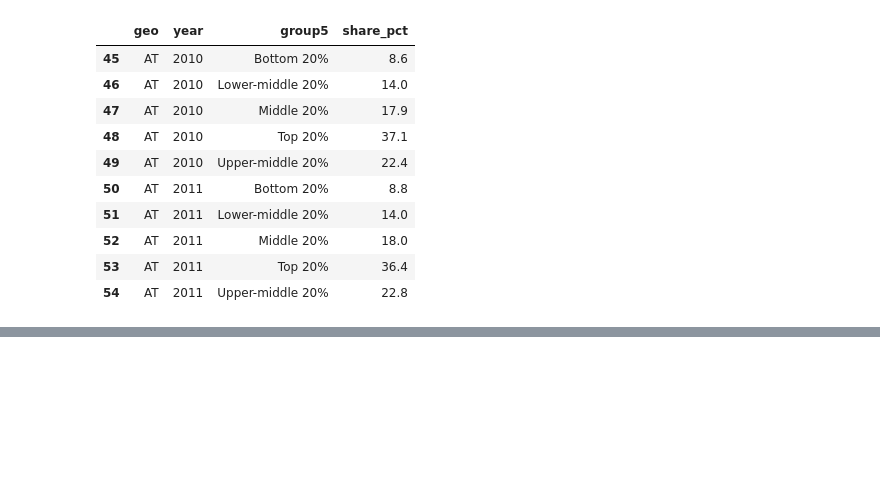
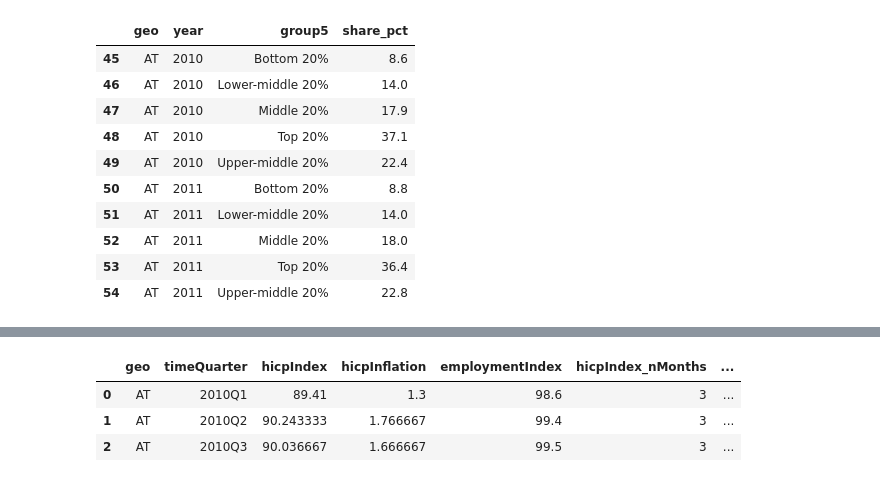
Before and after one commit to princebhanusteta/euro-macro-inflation-income, a Jupyter notebook: notebooks/03_eda_macro.ipynb, the cells around one changed output, grey strips where cells are left out. Cells and saved outputs as stored; diff of their text form; code cells hidden in the pictures; blank space fills up the shorter version.

```diff
--- a/notebooks/03_eda_macro.ipynb
+++ b/notebooks/03_eda_macro.ipynb
@@ -2741,0 +3012,84 @@ Saved combined table: /Users/princebhanusteta/Documents/Projects/euro-macro-infl
+# %%
+# FE-4: Build lag/rolling + EU27-relative feature table (geo-quarter) and save
+# Assumes `ml` exists from your last cell. If not, it will load from processed parquet.
+
+DATA_PROCESSED_OUT = globals().get("DATA_PROCESSED", globals().get("DATA_PROCESSED_DIR", Path("data_processed")))
+REPORTS_OUT = globals().get("REPORTS_DIR", Path("reports"))
+TABLES_OUT = REPORTS_OUT / "tables"
+DATA_PROCESSED_OUT.mkdir(parents=True, exist_ok=True)
+TABLES_OUT.mkdir(parents=True, exist_ok=True)
+
+# --- Load if needed ---
+if "ml" not in globals():
+    ml = pd.read_parquet(DATA_PROCESSED_OUT / "ml_macro_income_base_2010_2024.parquet")
+
+df = ml.copy()
+df = df.sort_values(["geo", "timeQuarter"]).reset_index(drop=True)
+
+# --- Columns we’ll engineer on ---
+macro_cols = ["hicpIndex", "hicpInflation", "employmentIndex"]
+inc_cols = [
+    "inc_share_bottom20", "inc_share_lowmid20", "inc_share_mid20",
+    "inc_share_upmid20", "inc_share_top20",
+    "inc_top_bottom_gap", "inc_top_bottom_ratio"
+]
+use_cols = [c for c in (macro_cols + inc_cols) if c in df.columns]
+
+# --- EU27-relative features (difference to EU27 each quarter) ---
+eu = df.loc[df["geo"].eq("EU27_2020"), ["timeQuarter"] + use_cols].copy()
+eu = eu.rename(columns={c: f"eu27_{c}" for c in use_cols})
+
+df = df.merge(eu, on="timeQuarter", how="left")
+
+for c in use_cols:
+    df[f"{c}_vs_eu27"] = df[c] - df[f"eu27_{c}"]
+
+# --- Lag + change + rolling features (by geo, no leakage) ---
+def add_lag_feats(frame, col):
+    g = frame.groupby("geo")[col]
+
+    frame[f"{col}_lag1"] = g.shift(1)
+    frame[f"{col}_lag4"] = g.shift(4)  # YoY in quarterly data
+
+    frame[f"{col}_chg_qoq"] = frame[col] - frame[f"{col}_lag1"]
+    frame[f"{col}_chg_yoy"] = frame[col] - frame[f"{col}_lag4"]
+
+    # 4-quarter rolling stats (uses history only)
+    frame[f"{col}_roll4_mean"] = g.rolling(4, min_periods=4).mean().reset_index(level=0, drop=True)
+    frame[f"{col}_roll4_std"]  = g.rolling(4, min_periods=4).std().reset_index(level=0, drop=True)
+
+    # “surprise” vs recent average
+    frame[f"{col}_mom"] = frame[col] - frame[f"{col}_roll4_mean"]
+    return frame
+
+for c in (macro_cols + [f"{x}_vs_eu27" for x in macro_cols] + inc_cols):
+    if c in df.columns:
+        df = add_lag_feats(df, c)
+
+# --- Simple regime flags (quarterly) ---
+# (kept minimal; you can tune later)
+df["is_gfc_eurodebt"] = df["year"].between(2010, 2013).astype(int)
+df["is_covid"] = df["year"].between(2020, 2021).astype(int)
+df["is_infl_surge"] = df["year"].between(2022, 2023).astype(int)
+
+# --- (Optional but useful) next-quarter inflation target for forecasting models ---
+df["y_inflation_next_q"] = df.groupby("geo")["hicpInflation"].shift(-1)
+
+# --- Quick missingness summary (top 10) ---
+miss = df.isna().mean().sort_values(ascending=False)
+print("Rows:", df.shape)
+print("\nTop missingness rates:")
+display(miss.head(10))
+
+# --- Save ---
+out_parquet = DATA_PROCESSED_OUT / "ml_macro_income_features_2010_2024.parquet"
+out_csv = TABLES_OUT / "ml_macro_income_features_2010_2024.csv"
+df.to_parquet(out_parquet, index=False)
+df.to_csv(out_csv, index=False)
+
+print("\nSaved:")
+print(" -", out_parquet)
+print(" -", out_csv)
+
+display(df.head(3))
+# %% [output]
@@ -2741,0 +3113,4 @@ Saved combined table: /Users/princebhanusteta/Documents/Projects/euro-macro-infl
+|  | geo | timeQuarter | hicpIndex | hicpInflation | employmentIndex | hicpIndex_nMonths | ... |
+| 0 | AT | 2010Q1 | 89.41 | 1.3 | 98.6 | 3 | ... |
+| 1 | AT | 2010Q2 | 90.243333 | 1.766667 | 99.4 | 3 | ... |
+| 2 | AT | 2010Q3 | 90.036667 | 1.666667 | 99.5 | 3 | ... |
```
Also changed, not shown: parts of 18 cells of this notebook, 8 other files.
